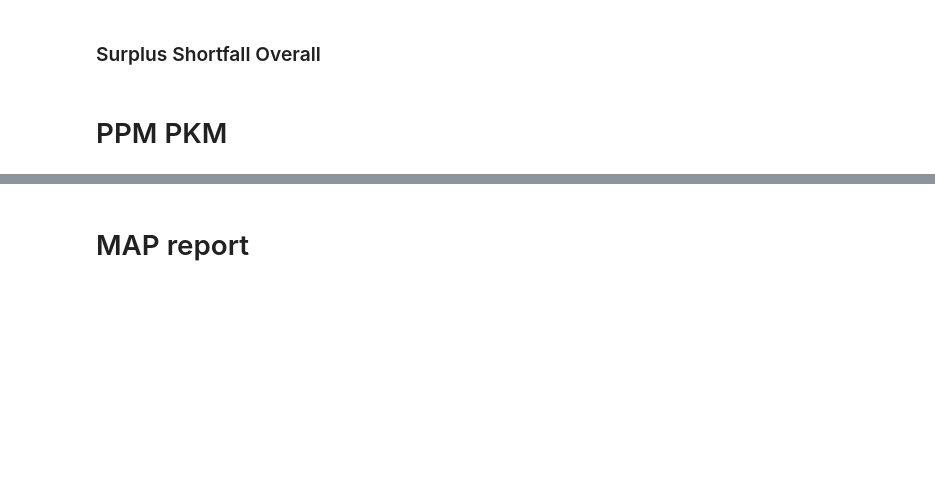
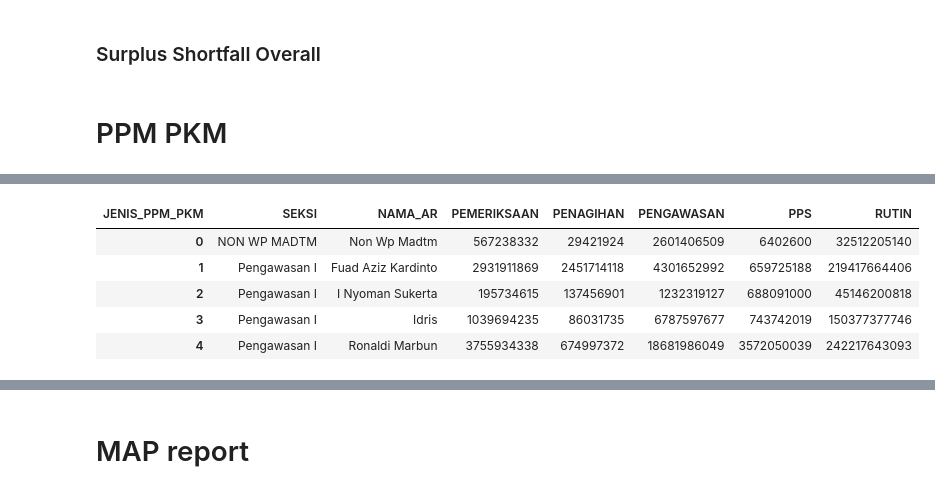
Before and after one commit to Gengsu07/MPNInfo_Notebook, a Jupyter notebook: Laporan Penerimaan/2022_LAPORAN_UPTHISMONTH.ipynb, the cells around one changed output, grey strips where cells are left out. Saved outputs shown, nothing was run; the diff lists cells and outputs as text; code cells hidden in the pictures; blank space fills up the shorter version.

```diff
--- a/Laporan Penerimaan/2022_LAPORAN_UPTHISMONTH.ipynb
+++ b/Laporan Penerimaan/2022_LAPORAN_UPTHISMONTH.ipynb
@@ -334,0 +337,6 @@ ppmpkm.fillna('Non WP Madtim', inplace=True)
+# %%
+#ppmpkm = pd.read_parquet('ppmpkm_temp.parquet')
+ppmpkm['NOMINAL'] = ppmpkm['NOMINAL'].astype('int64')
+ppmpkm['NAMA_SEKSI'].replace('Seksi','',inplace=True)
+# %%
+ppmpkm.rename(columns={'NAMA_SEKSI':'SEKSI','KET_FLAG':'JENIS_PPM_PKM','NOMINAL':'JUMLAH'},inplace=True)
@@ -335,3 +356,20 @@ ppmpkm.fillna('Non WP Madtim', inplace=True)
 # %%
 ppmpkm = pd.pivot_table(ppmpkm,index=['SEKSI','NAMA_AR'],
                         columns=['JENIS_PPM_PKM'],aggfunc='sum',values='JUMLAH').reset_index()
+# %%
+ppmpkm.fillna(0, inplace=True)
+ppmpkm['SEKSI'] = ppmpkm['SEKSI'].str.strip()
+ppmpkm['NAMA_AR'] = ppmpkm['NAMA_AR'].str.strip()
+# %%
+target['NAMA_AR'] = target['NAMA_AR'].str.title().str.strip()
+ppmpkm['NAMA_AR'] = ppmpkm['NAMA_AR'].str.strip()
+ppmpkm['NAMA_AR'] = ppmpkm['NAMA_AR'].str.title()
+# %%
+ppmpkm.head()
+# %% [output]
+| JENIS_PPM_PKM | SEKSI | NAMA_AR | PEMERIKSAAN | PENAGIHAN | PENGAWASAN | PPS | RUTIN |
+| 0 | NON WP MADTM | Non Wp Madtm | 567238332 | 29421924 | 2601406509 | 6402600 | 32512205140 |
+| 1 | Pengawasan I | Fuad Aziz Kardinto | 2931911869 | 2451714118 | 4301652992 | 659725188 | 219417664406 |
+| 2 | Pengawasan I | I Nyoman Sukerta | 195734615 | 137456901 | 1232319127 | 688091000 | 45146200818 |
+| 3 | Pengawasan I | Idris | 1039694235 | 86031735 | 6787597677 | 743742019 | 150377377746 |
+| 4 | Pengawasan I | Ronaldi Marbun | 3755934338 | 674997372 | 18681986049 | 3572050039 | 242217643093 |
```
Also changed, not shown: parts of 39 cells of this notebook, 2 other files.
